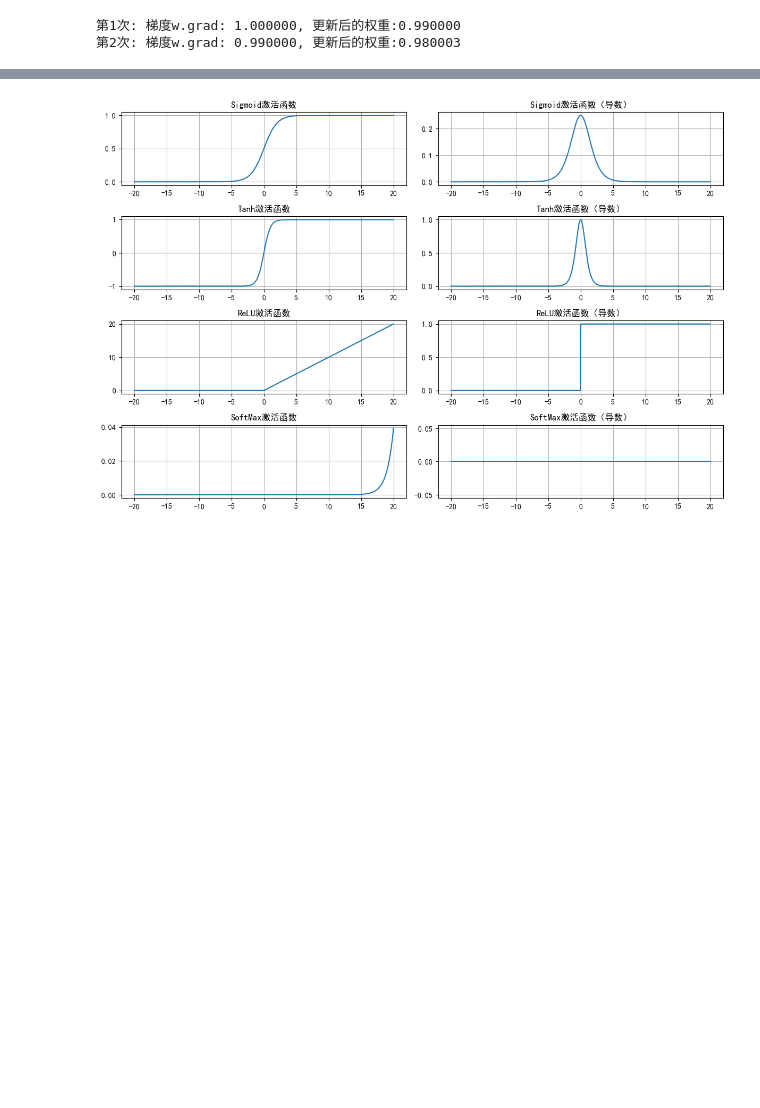
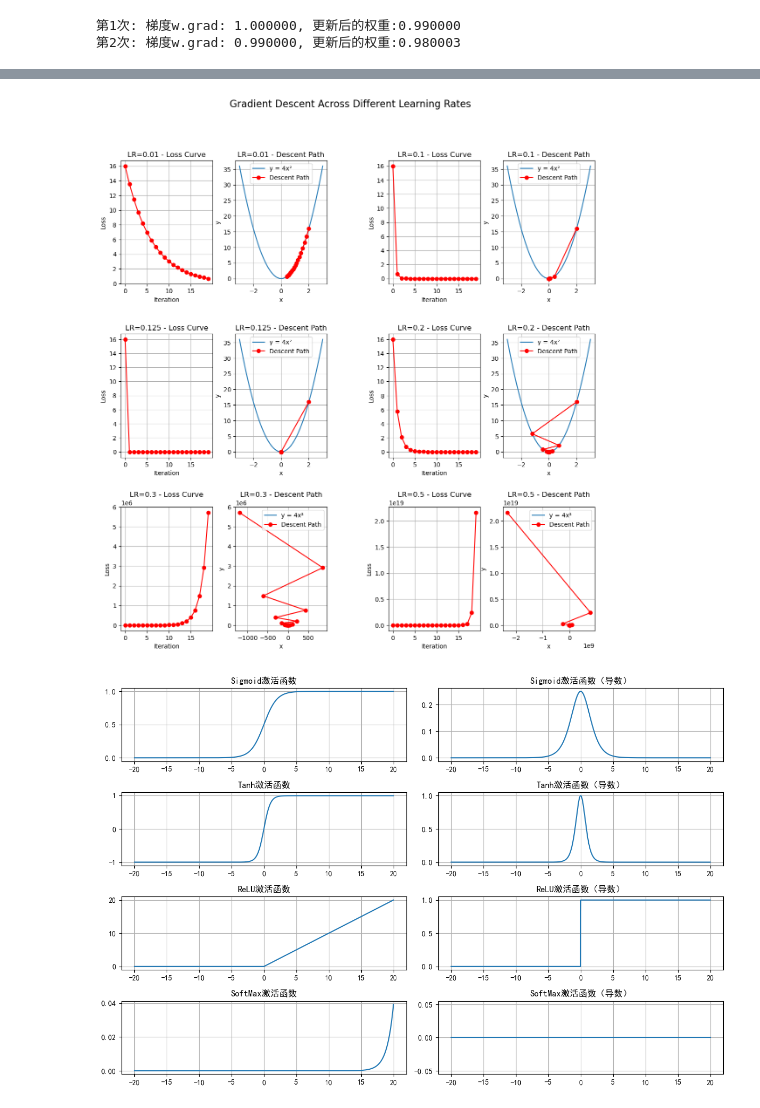
Before and after one commit to BrownSuagr/ai-lesson, a Jupyter notebook: STAGE-6 深度学习/3-神经网络基础.ipynb, the cells around one changed output, grey strips where cells are left out. Cells and saved outputs as stored; diff of their text form; code cells hidden in the pictures; blank space fills up the shorter version.

```diff
--- a/STAGE-6 深度学习/3-神经网络基础.ipynb
+++ b/STAGE-6 深度学习/3-神经网络基础.ipynb
@@ -660,3 +630,60 @@ tensor([ 0.2808, -0.3414, -0.2487], requires_grad=True)
+# %%
+import torch
+import matplotlib.pyplot as plt
+import matplotlib.gridspec as gridspec
+
+def construct_fun(x):
+    return 4 * x**2
+
+def draw_gradient():
+    max_iteration = 20
+    lr_arr = [0.01, 0.1, 0.125, 0.2, 0.3, 0.5]  # ✅ 新学习率列表
+
+    fig = plt.figure(figsize=(14, 14))
+    outer_grid = gridspec.GridSpec(3, 2, wspace=0.3, hspace=0.4)  # ✅ 调整为 3x2 布局
+
+    for idx, lr in enumerate(lr_arr):
+        x = torch.tensor([2.], requires_grad=True)
+        iter_rec, loss_rec, x_rec = [], [], []
+
+        for i in range(max_iteration):
+            y = construct_fun(x)
+            y.backward()
+            x_rec.append(x.item())
+            iter_rec.append(i)
+            loss_rec.append(y.item())
+            x.data.sub_(lr * x.grad)
+            x.grad.zero_()
+
+        inner_grid = gridspec.GridSpecFromSubplotSpec(1, 2, subplot_spec=outer_grid[idx], wspace=0.25)
+
+        # 左图：损失函数下降曲线
+        ax1 = fig.add_subplot(inner_grid[0])
+        ax1.plot(iter_rec, loss_rec, '-ro')
+        ax1.set_title(f"LR={lr} - Loss Curve")
+        ax1.set_xlabel("Iteration")
+        ax1.set_ylabel("Loss")
+        ax1.grid()
+
+        # 右图：下降轨迹图
+        ax2 = fig.add_subplot(inner_grid[1])
+        x_t = torch.linspace(-3, 3, 100)
+        y_t = construct_fun(x_t)
+        ax2.plot(x_t.numpy(), y_t.numpy(), label="y = 4x²")
+        y_rec = [construct_fun(torch.tensor(i)).item() for i in x_rec]
+        ax2.plot(x_rec, y_rec, '-ro', label="Descent Path")
+        ax2.set_title(f"LR={lr} - Descent Path")
+        ax2.set_xlabel("x")
+        ax2.set_ylabel("y")
+        ax2.legend()
+        ax2.grid()
+
+    plt.suptitle("Gradient Descent Across Different Learning Rates", fontsize=16)
+    plt.show()
+
+draw_gradient()
+# %% [output]
+[figure, added]
 # %%
 import matplotlib.font_manager as font_manager
 
```
Also changed, not shown: parts of 2 cells of this notebook.
